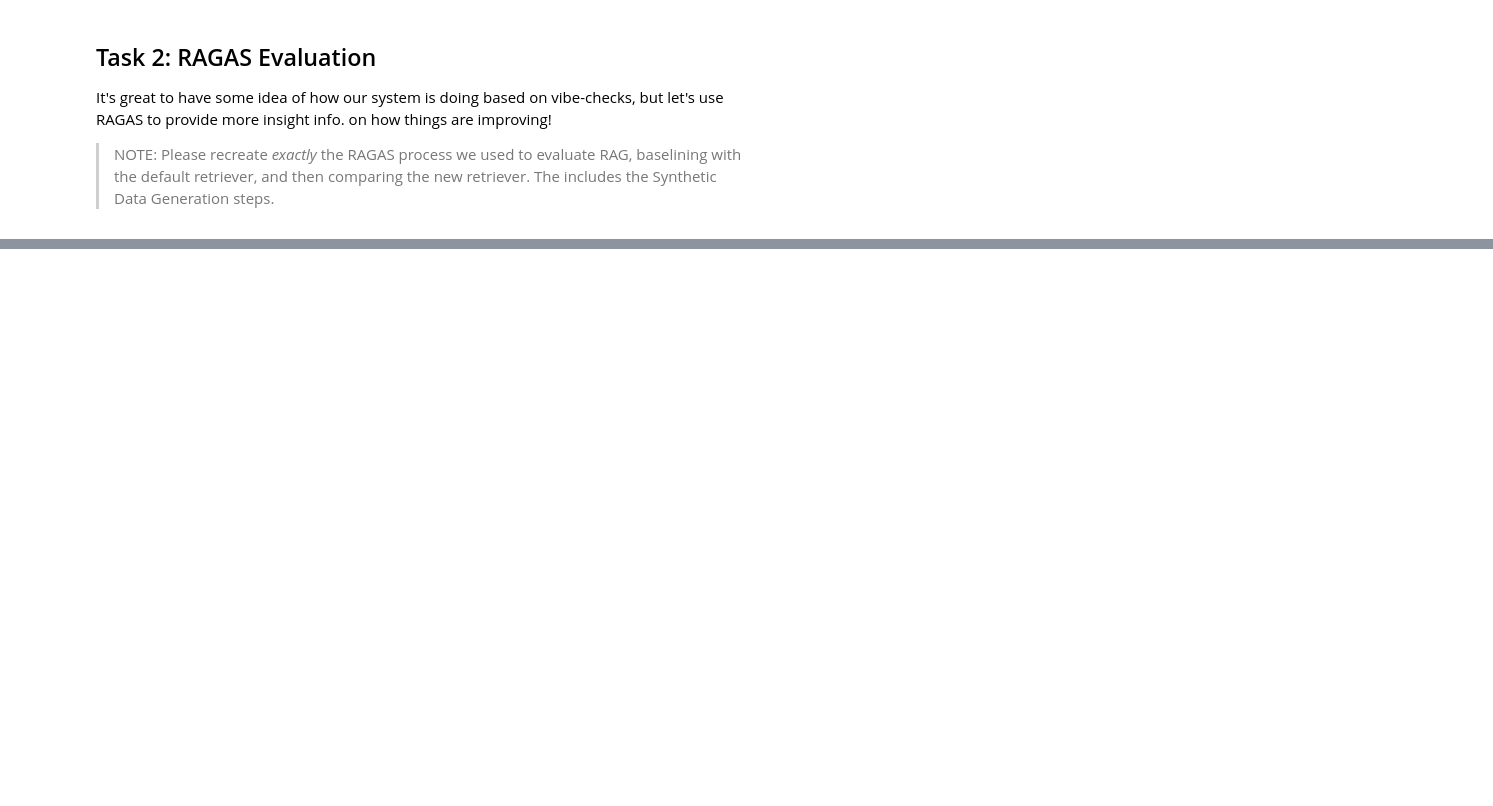
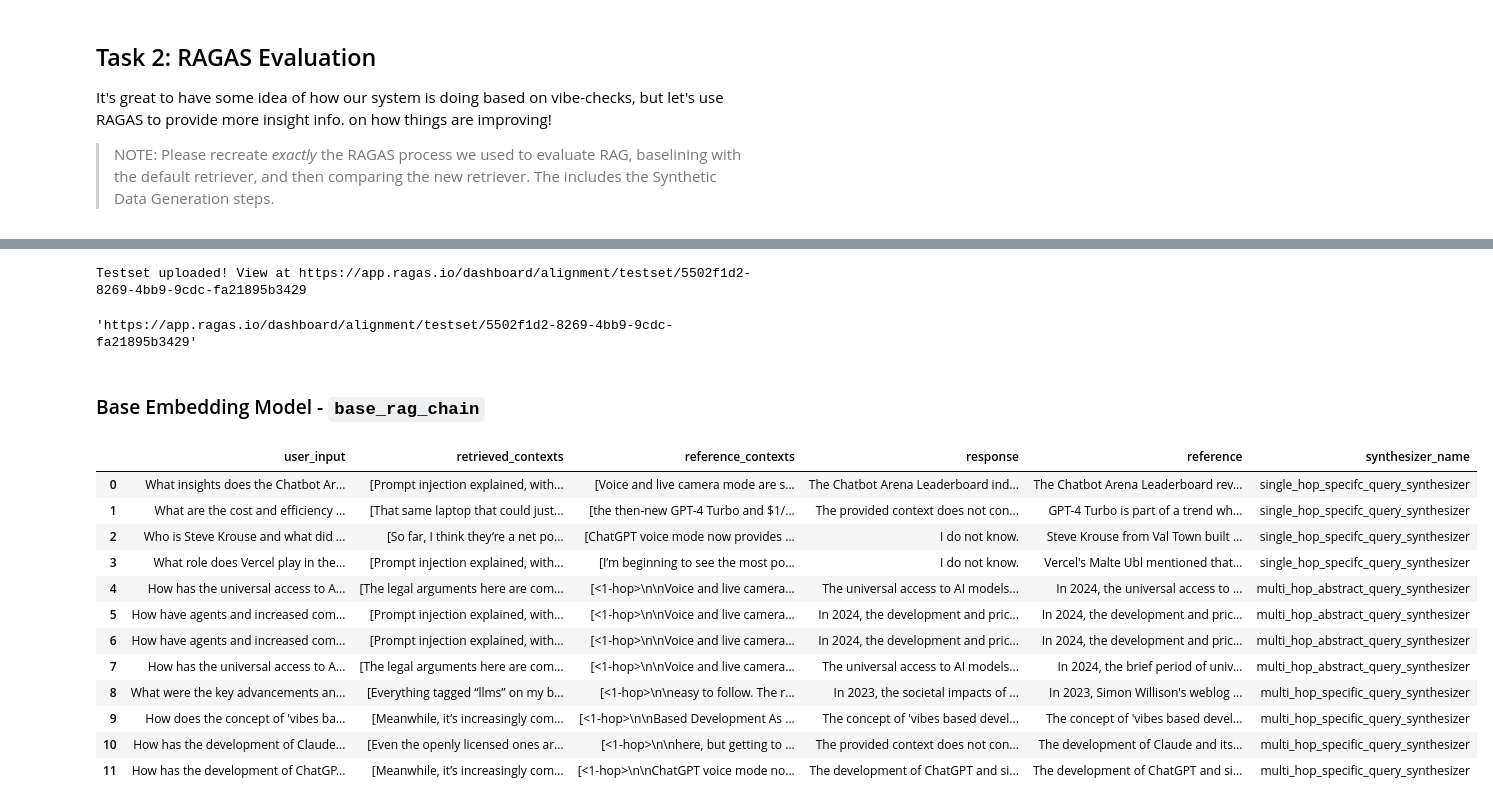
Before and after one commit to vin00d/AIE5, a Jupyter notebook: 09_Finetuning_Embeddings/Fine_tuning_Embedding_Models_for_RAG_Solution_Notebook.ipynb, the cells around one changed output, grey strips where cells are left out. Saved outputs shown, nothing was run; the diff lists cells and outputs as text; code cells hidden in the pictures; blank space fills up the shorter version.

```diff
--- a/09_Finetuning_Embeddings/Fine_tuning_Embedding_Models_for_RAG_Solution_Notebook.ipynb
+++ b/09_Finetuning_Embeddings/Fine_tuning_Embedding_Models_for_RAG_Solution_Notebook.ipynb
@@ -790,0 +834,18 @@ It's great to have some idea of how our system is doing based on vibe-checks, bu
+# %%
+from ragas.llms import LangchainLLMWrapper
+from ragas.embeddings import LangchainEmbeddingsWrapper
+from langchain_openai import ChatOpenAI
+from langchain_openai import OpenAIEmbeddings
+generator_llm = LangchainLLMWrapper(ChatOpenAI(model="gpt-4o"))
+generator_embeddings = LangchainEmbeddingsWrapper(OpenAIEmbeddings())
+# %%
+from langchain_community.document_loaders import DirectoryLoader
+
+path = "data/"
+loader = DirectoryLoader(path, glob="*.html")
+docs = loader.load()
+# %%
+from ragas.testset import TestsetGenerator
+
+generator = TestsetGenerator(llm=generator_llm, embedding_model=generator_embeddings)
+dataset = generator.generate_with_langchain_docs(docs, testset_size=10)
@@ -790,0 +868,7 @@ It's great to have some idea of how our system is doing based on vibe-checks, bu
+# %%
+dataset.upload()
+# %% [output]
+Testset uploaded! View at https://app.ragas.io/dashboard/alignment/testset/5502f1d2-8269-4bb9-9cdc-fa21895b3429
+'https://app.ragas.io/dashboard/alignment/testset/5502f1d2-8269-4bb9-9cdc-fa21895b3429'
+# %% [markdown]
+### Base Embedding Model - `base_rag_chain`
@@ -790,0 +880,16 @@ It's great to have some idea of how our system is doing based on vibe-checks, bu
+# %%
+dataset.to_pandas()
+# %% [output]
+|  | user_input | retrieved_contexts | reference_contexts | response | reference | synthesizer_name |
+| 0 | What insights does the Chatbot Ar... | [Prompt injection explained, with... | [Voice and live camera mode are s... | The Chatbot Arena Leaderboard ind... | The Chatbot Arena Leaderboard rev... | single_hop_specifc_query_synthesizer |
+| 1 | What are the cost and efficiency ... | [That same laptop that could just... | [the then-new GPT-4 Turbo and $1/... | The provided context does not con... | GPT-4 Turbo is part of a trend wh... | single_hop_specifc_query_synthesizer |
+| 2 | Who is Steve Krouse and what did ... | [So far, I think they’re a net po... | [ChatGPT voice mode now provides ... | I do not know. | Steve Krouse from Val Town built ... | single_hop_specifc_query_synthesizer |
+| 3 | What role does Vercel play in the... | [Prompt injection explained, with... | [I’m beginning to see the most po... | I do not know. | Vercel's Malte Ubl mentioned that... | single_hop_specifc_query_synthesizer |
+| 4 | How has the universal access to A... | [The legal arguments here are com... | [<1-hop>\n\nVoice and live camera... | The universal access to AI models... | In 2024, the universal access to ... | multi_hop_abstract_query_synthesizer |
+| 5 | How have agents and increased com... | [Prompt injection explained, with... | [<1-hop>\n\nVoice and live camera... | In 2024, the development and pric... | In 2024, the development and pric... | multi_hop_abstract_query_synthesizer |
+| 6 | How have agents and increased com... | [Prompt injection explained, with... | [<1-hop>\n\nVoice and live camera... | In 2024, the development and pric... | In 2024, the development and pric... | multi_hop_abstract_query_synthesizer |
+| 7 | How has the universal access to A... | [The legal arguments here are com... | [<1-hop>\n\nVoice and live camera... | The universal access to AI models... | In 2024, the brief period of univ... | multi_hop_abstract_query_synthesizer |
+| 8 | What were the key advancements an... | [Everything tagged “llms” on my b... | [<1-hop>\n\neasy to follow. The r... | In 2023, the societal impacts of ... | In 2023, Simon Willison's weblog ... | multi_hop_specific_query_synthesizer |
+| 9 | How does the concept of 'vibes ba... | [Meanwhile, it’s increasingly com... | [<1-hop>\n\nBased Development As ... | The concept of 'vibes based devel... | The concept of 'vibes based devel... | multi_hop_specific_query_synthesizer |
+| 10 | How has the development of Claude... | [Even the openly licensed ones ar... | [<1-hop>\n\nhere, but getting to ... | The provided context does not con... | The development of Claude and its... | multi_hop_specific_query_synthesizer |
+| 11 | How has the development of ChatGP... | [Meanwhile, it’s increasingly com... | [<1-hop>\n\nChatGPT voice mode no... | The development of ChatGPT and si... | The development of ChatGPT and si... | multi_hop_specific_query_synthesizer |
```
Also changed, not shown: parts of 38 cells of this notebook.
